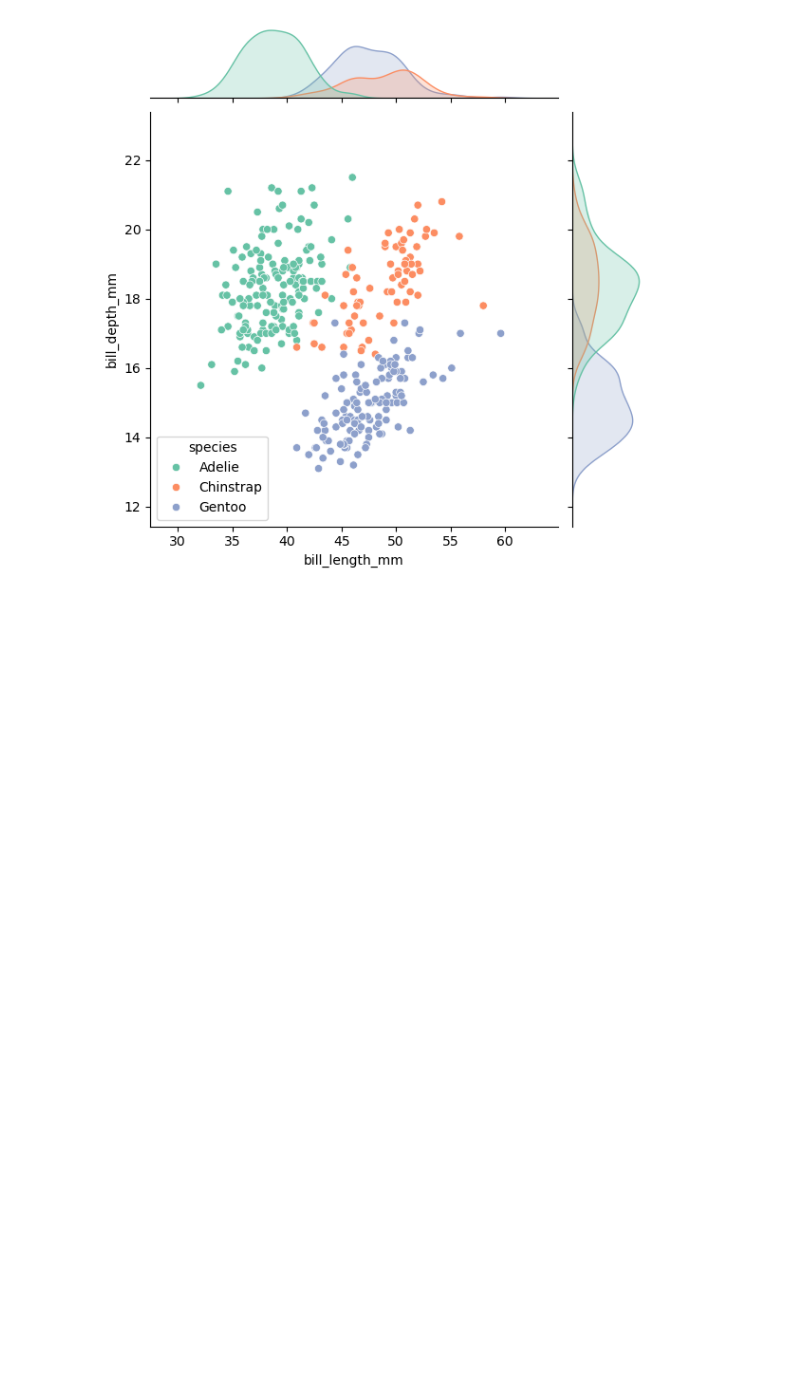
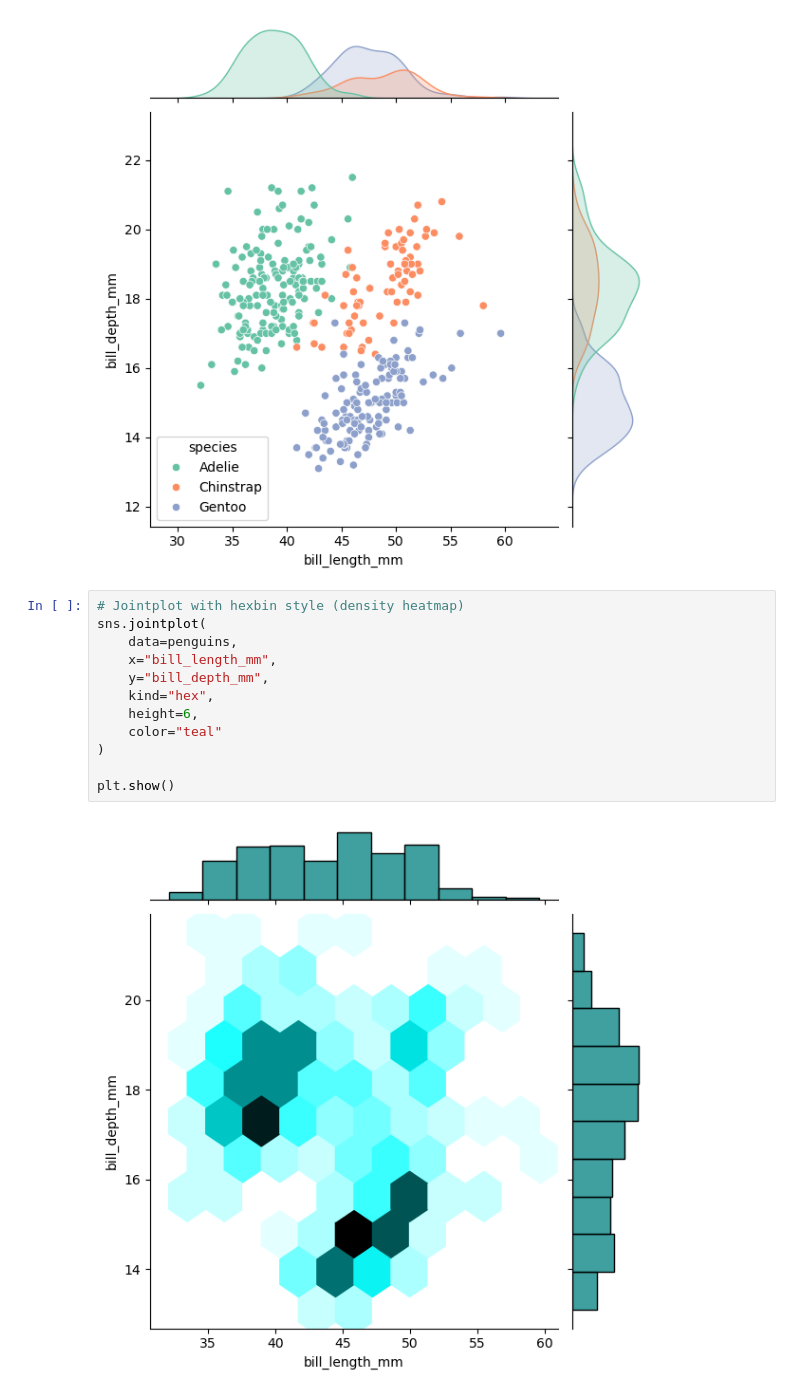
Before and after one commit to md-faiyazkhan/ml-practice, a Jupyter notebook: Seaborn/Seaborn.ipynb, the cells around one changed output. Drawn from its saved outputs; the diff is of its cells as text; blank space fills up the shorter version.

```diff
--- a/Seaborn/Seaborn.ipynb
+++ b/Seaborn/Seaborn.ipynb
@@ -360,3 +360,17 @@ sns.jointplot(
 plt.show()
 # %% [output]
 [figure]
+# %%
+# Jointplot with hexbin style (density heatmap)
+sns.jointplot(
+    data=penguins,
+    x="bill_length_mm",
+    y="bill_depth_mm",
+    kind="hex",
+    height=6,
+    color="teal"
+)
+
+plt.show()
+# %% [output]
+[figure, added]
```
